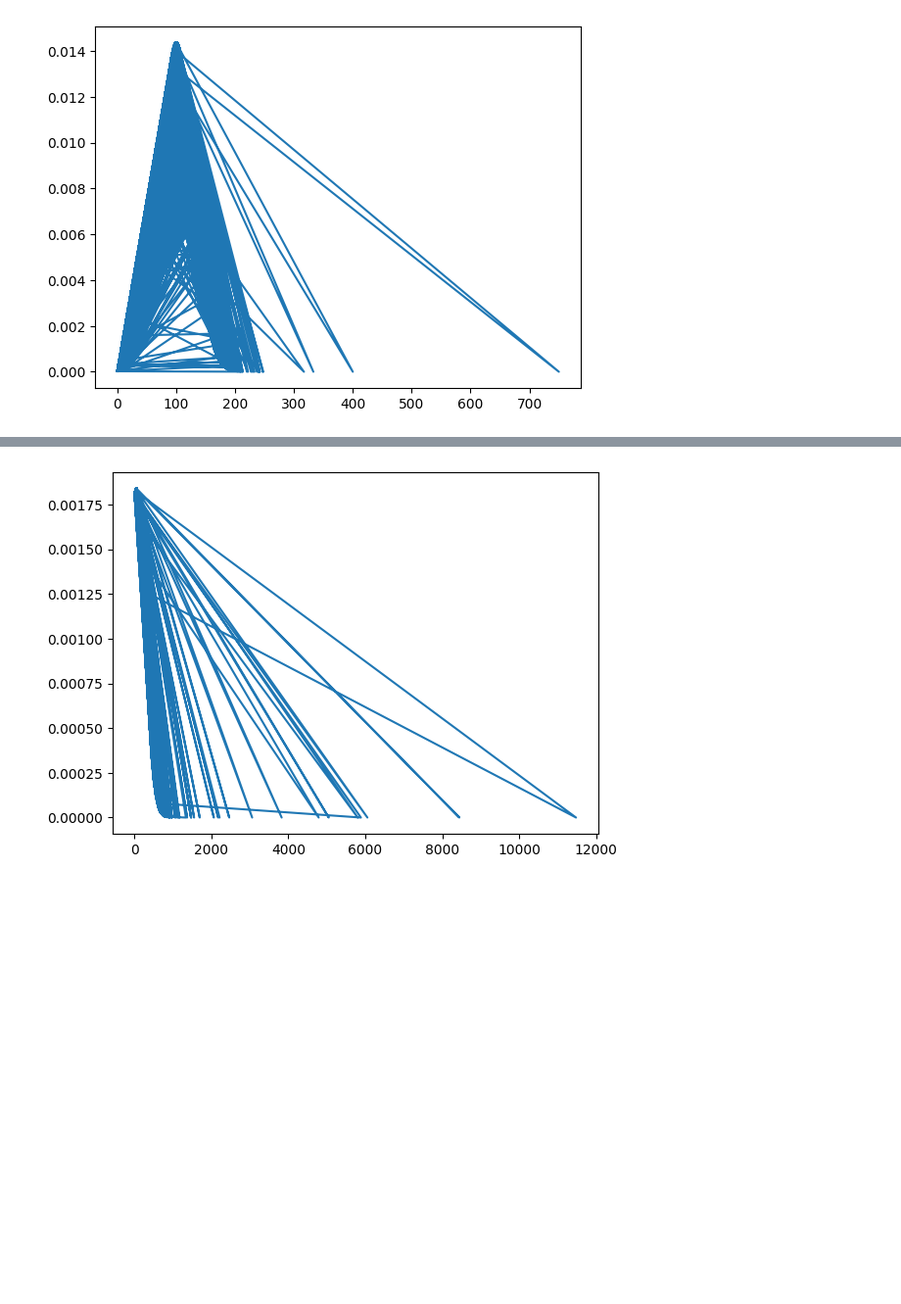
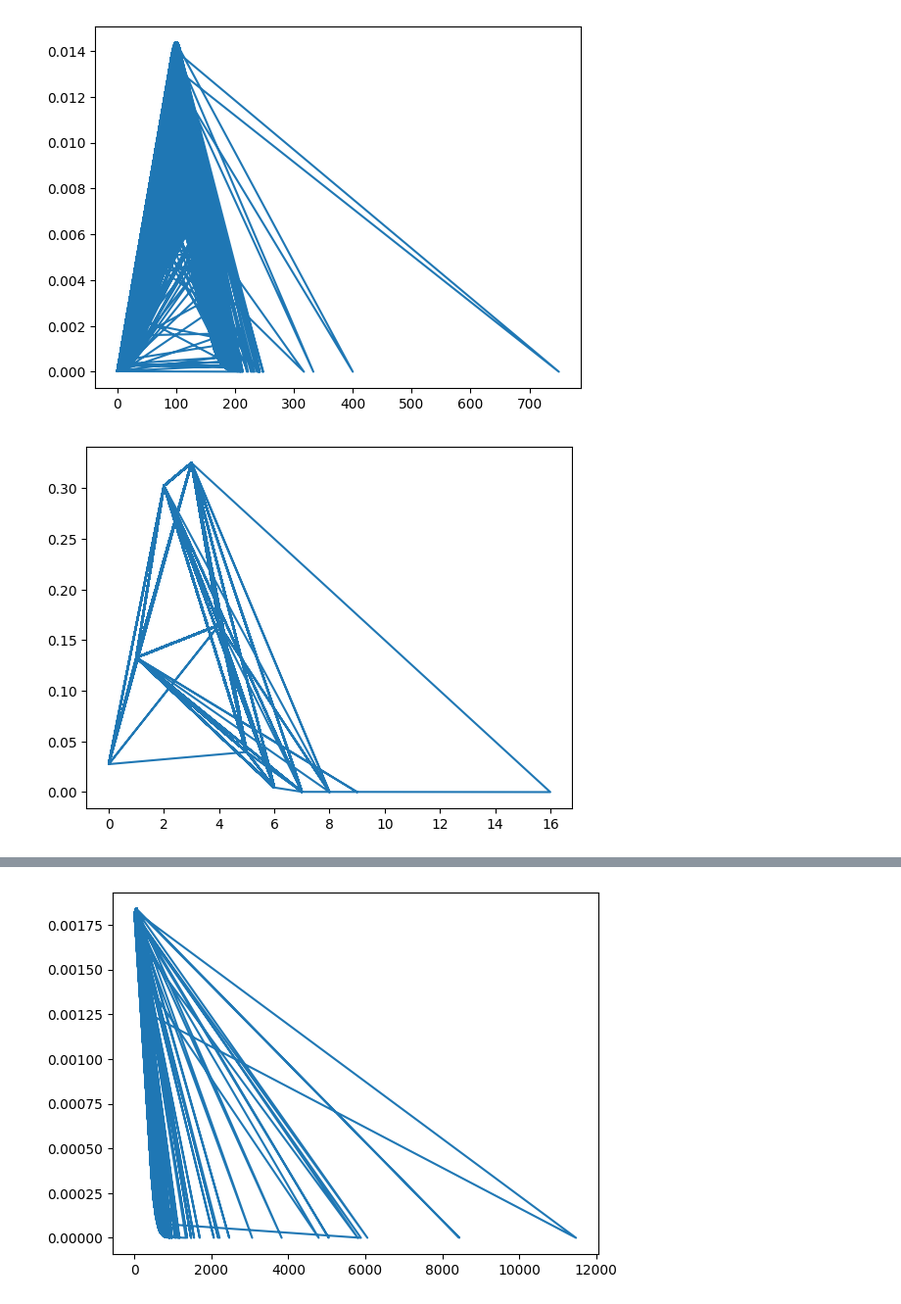
Before and after one commit to estebandonis/HT1-MineriadeDatos, a Jupyter notebook: ht1.ipynb, the cells around one changed output, grey strips where cells are left out. Shown at 98% size. Drawn from its saved outputs; the diff is of its cells as text; code cells hidden in the pictures; blank space fills up the shorter version.

```diff
--- a/ht1.ipynb
+++ b/ht1.ipynb
@@ -138,3 +138,14 @@ plt.plot(runtime, norm.pdf(runtime, mean, sd))
 plt.show()
 # %% [output]
 [figure]
+# %%
+genresAmount = df['genresAmount']
+
+# Calculating mean and standard deviation
+mean = statistics.mean(genresAmount)
+sd = statistics.stdev(genresAmount)
+
+plt.plot(genresAmount, norm.pdf(genresAmount, mean, sd))
+plt.show()
+# %% [output]
+[figure, added]
```
Also changed, not shown: parts of 18 cells of this notebook.
